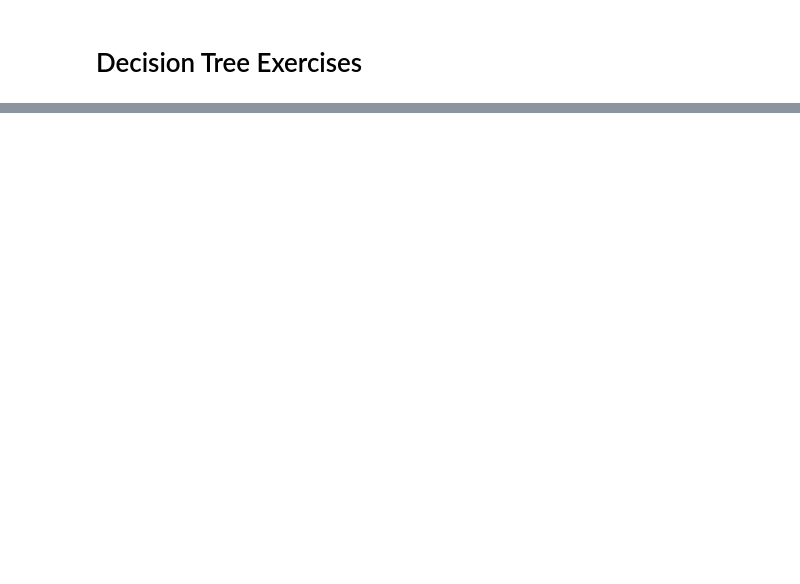
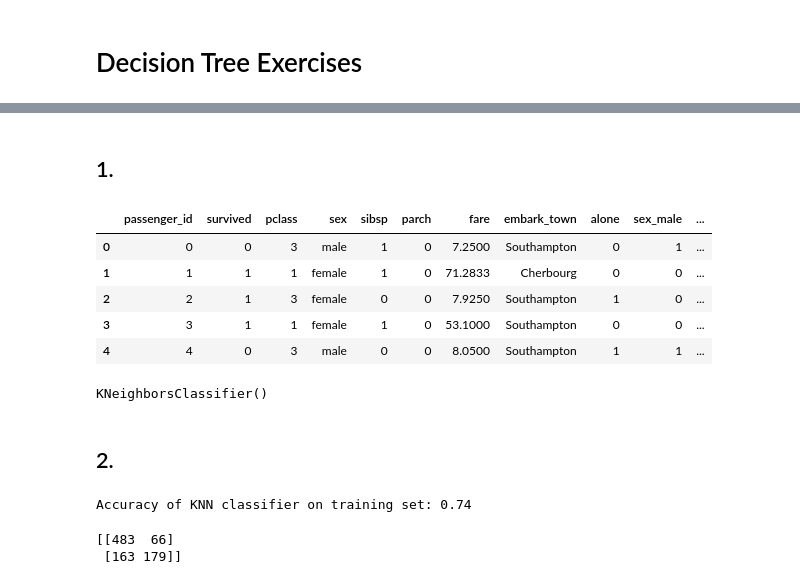
Before and after one commit to joann-balraj/classification-exercises, a Jupyter notebook: Model.ipynb, the cells around one changed output, grey strips where cells are left out. Drawn from its saved outputs; the diff is of its cells as text; code cells hidden in the pictures; blank space fills up the shorter version.

```diff
--- a/Model.ipynb
+++ b/Model.ipynb
@@ -620,0 +386,33 @@ df
+# %% [markdown]
+## 1.
+# %%
+import pandas as pd
+import numpy as np
+
+%matplotlib inline
+import matplotlib.pyplot as plt
+import seaborn as sns
+
+from sklearn.model_selection import train_test_split
+from sklearn.neighbors import KNeighborsClassifier
+from sklearn.metrics import classification_report
+from sklearn.metrics import confusion_matrix
+from sklearn.metrics import precision_score
+from sklearn.metrics import recall_score
+from sklearn.metrics import precision_recall_fscore_support
+from sklearn.metrics import f1_score
+
+import prepare
+import acquire
+
+# read Titanic data from sql
+df = acquire.get_titanic_data()
+df = prepare.prep_titanic(df)
+df.head()
+# %% [output]
+|  | passenger_id | survived | pclass | sex | sibsp | parch | fare | embark_town | alone | sex_male | ... |
+| 0 | 0 | 0 | 3 | male | 1 | 0 | 7.2500 | Southampton | 0 | 1 | ... |
+| 1 | 1 | 1 | 1 | female | 1 | 0 | 71.2833 | Cherbourg | 0 | 0 | ... |
+| 2 | 2 | 1 | 3 | female | 0 | 0 | 7.9250 | Southampton | 1 | 0 | ... |
+| 3 | 3 | 1 | 1 | female | 1 | 0 | 53.1000 | Southampton | 0 | 0 | ... |
+| 4 | 4 | 0 | 3 | male | 0 | 0 | 8.0500 | Southampton | 1 | 1 | ... |
@@ -620,0 +435,18 @@ df
+# %%
+knn.fit(X_train, y_train)
+# %% [output]
+KNeighborsClassifier()
+# %% [markdown]
+## 2.
+# %%
+#compute accuracy score
+print('Accuracy of KNN classifier on training set: {:.2f}'
+     .format(knn.score(X_train, y_train)))
+# %% [output]
+Accuracy of KNN classifier on training set: 0.74
+# %%
+y_pred = knn.predict(X_train)
+print(confusion_matrix(y_train, y_pred))
+# %% [output]
+[[483  66]
+ [163 179]]
```
Also changed, not shown: parts of 90 cells of this notebook, 3 other files.
